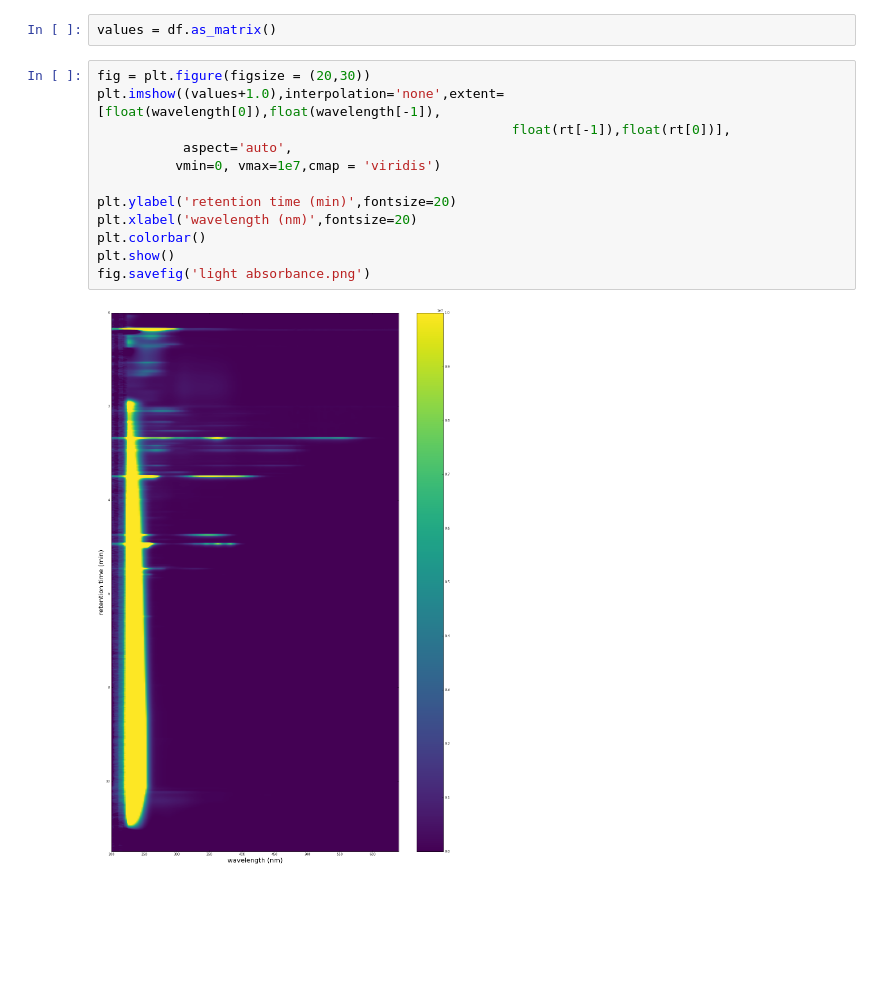
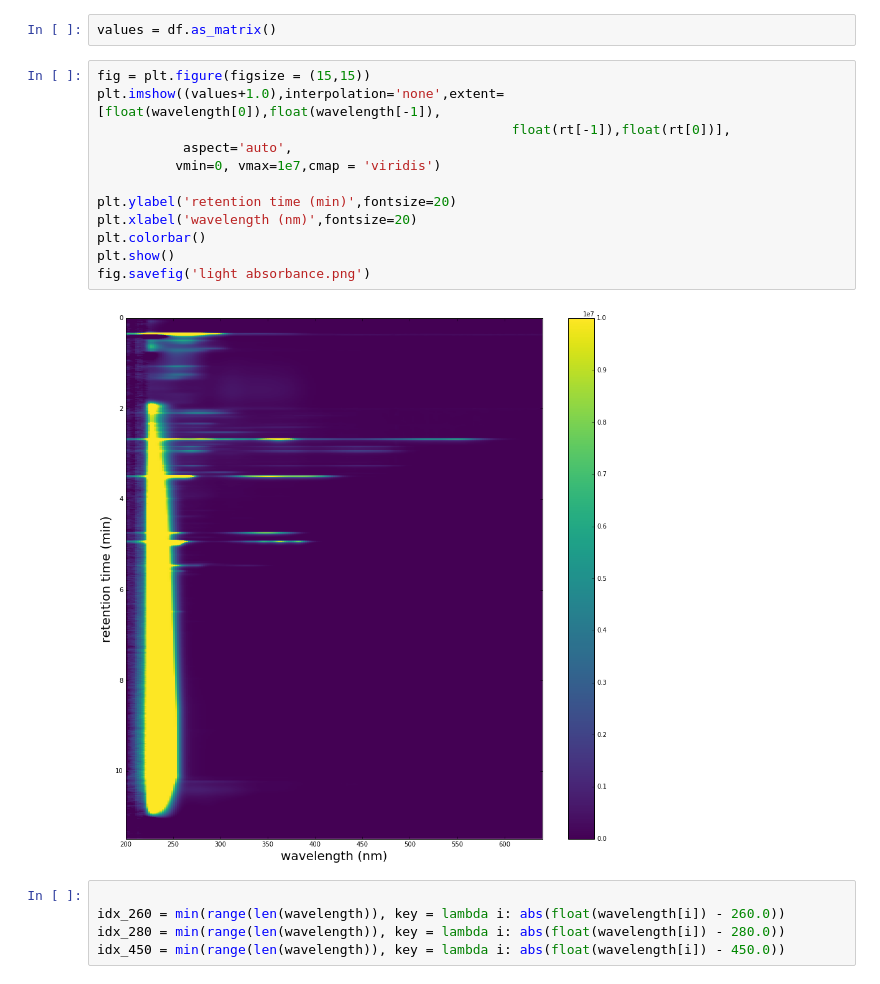
Before and after one commit to benbowen/thoughts, a Jupyter notebook: read_uv_data.ipynb, the cells around one changed output. Saved outputs shown, nothing was run; the diff lists cells and outputs as text; blank space fills up the shorter version.

```diff
--- a/read_uv_data.ipynb
+++ b/read_uv_data.ipynb
@@ -20,16 +20,21 @@ wavelength = df.keys()
 # %%
 values = df.as_matrix()
 # %%
-fig = plt.figure(figsize = (20,30))
+fig = plt.figure(figsize = (15,15))
 plt.imshow((values+1.0),interpolation='none',extent=[float(wavelength[0]),float(wavelength[-1]),
                                                      float(rt[-1]),float(rt[0])],
            aspect='auto',
           vmin=0, vmax=1e7,cmap = 'viridis')
 
 plt.ylabel('retention time (min)',fontsize=20)
 plt.xlabel('wavelength (nm)',fontsize=20)
 plt.colorbar()
 plt.show()
 fig.savefig('light absorbance.png')
 # %% [output]
-[figure, old version]
+[figure, new version]
+# %%
+
+idx_260 = min(range(len(wavelength)), key = lambda i: abs(float(wavelength[i]) - 260.0))
+idx_280 = min(range(len(wavelength)), key = lambda i: abs(float(wavelength[i]) - 280.0))
+idx_450 = min(range(len(wavelength)), key = lambda i: abs(float(wavelength[i]) - 450.0))
```
Also changed, not shown: parts of 1 cell of this notebook.
